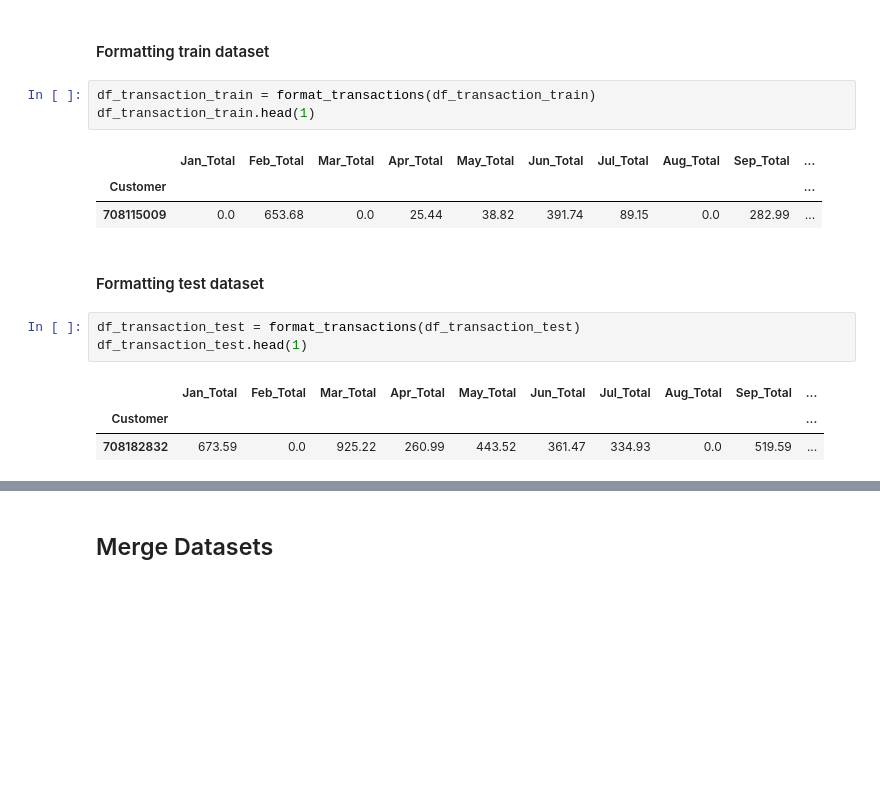
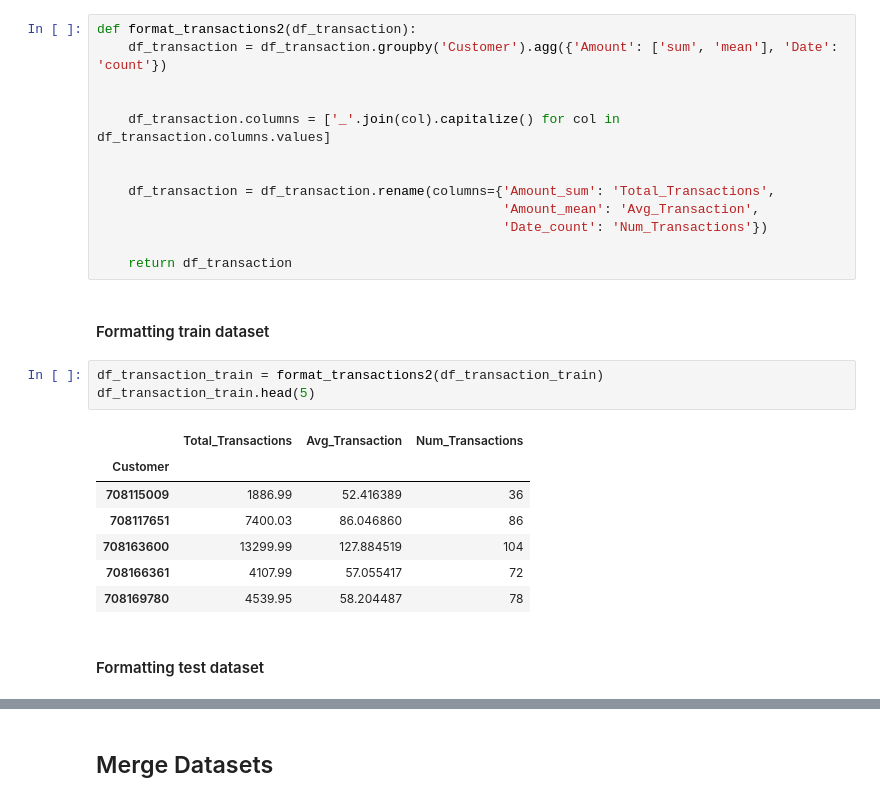
Before and after one commit to Patryk-Stefanski/DataMining2-Kaggle-Comp, a Jupyter notebook: 01-EDA.ipynb, the cells around one changed output, grey strips where cells are left out. Cells and saved outputs as stored; diff of their text form; blank space fills up the shorter version.

```diff
--- a/01-EDA.ipynb
+++ b/01-EDA.ipynb
@@ -155,18 +226,28 @@ def format_transactions(df_transaction):
+# %%
+def format_transactions2(df_transaction):
+    df_transaction = df_transaction.groupby('Customer').agg({'Amount': ['sum', 'mean'], 'Date': 'count'})
+
+
+    df_transaction.columns = ['_'.join(col).capitalize() for col in df_transaction.columns.values]
+
+
+    df_transaction = df_transaction.rename(columns={'Amount_sum': 'Total_Transactions',
+                                                    'Amount_mean': 'Avg_Transaction',
+                                                    'Date_count': 'Num_Transactions'})
+
+    return df_transaction
 # %% [markdown]
 #### Formatting train dataset
 # %%
-df_transaction_train = format_transactions(df_transaction_train)
-df_transaction_train.head(1)
+df_transaction_train = format_transactions2(df_transaction_train)
+df_transaction_train.head(5)
 # %% [output]
-|  | Jan_Total | Feb_Total | Mar_Total | Apr_Total | May_Total | Jun_Total | Jul_Total | Aug_Total | Sep_Total | ... |
-| Customer |  |  |  |  |  |  |  |  |  | ... |
-| 708115009 | 0.0 | 653.68 | 0.0 | 25.44 | 38.82 | 391.74 | 89.15 | 0.0 | 282.99 | ... |
+|  | Total_Transactions | Avg_Transaction | Num_Transactions |
+| Customer |  |  |  |
+| 708115009 | 1886.99 | 52.416389 | 36 |
+| 708117651 | 7400.03 | 86.046860 | 86 |
+| 708163600 | 13299.99 | 127.884519 | 104 |
+| 708166361 | 4107.99 | 57.055417 | 72 |
+| 708169780 | 4539.95 | 58.204487 | 78 |
 # %% [markdown]
 #### Formatting test dataset
-# %%
-df_transaction_test = format_transactions(df_transaction_test)
-df_transaction_test.head(1)
-# %% [output]
-|  | Jan_Total | Feb_Total | Mar_Total | Apr_Total | May_Total | Jun_Total | Jul_Total | Aug_Total | Sep_Total | ... |
-| Customer |  |  |  |  |  |  |  |  |  | ... |
-| 708182832 | 673.59 | 0.0 | 925.22 | 260.99 | 443.52 | 361.47 | 334.93 | 0.0 | 519.59 | ... |
```
Also changed, not shown: parts of 46 cells of this notebook, 3 other files.
